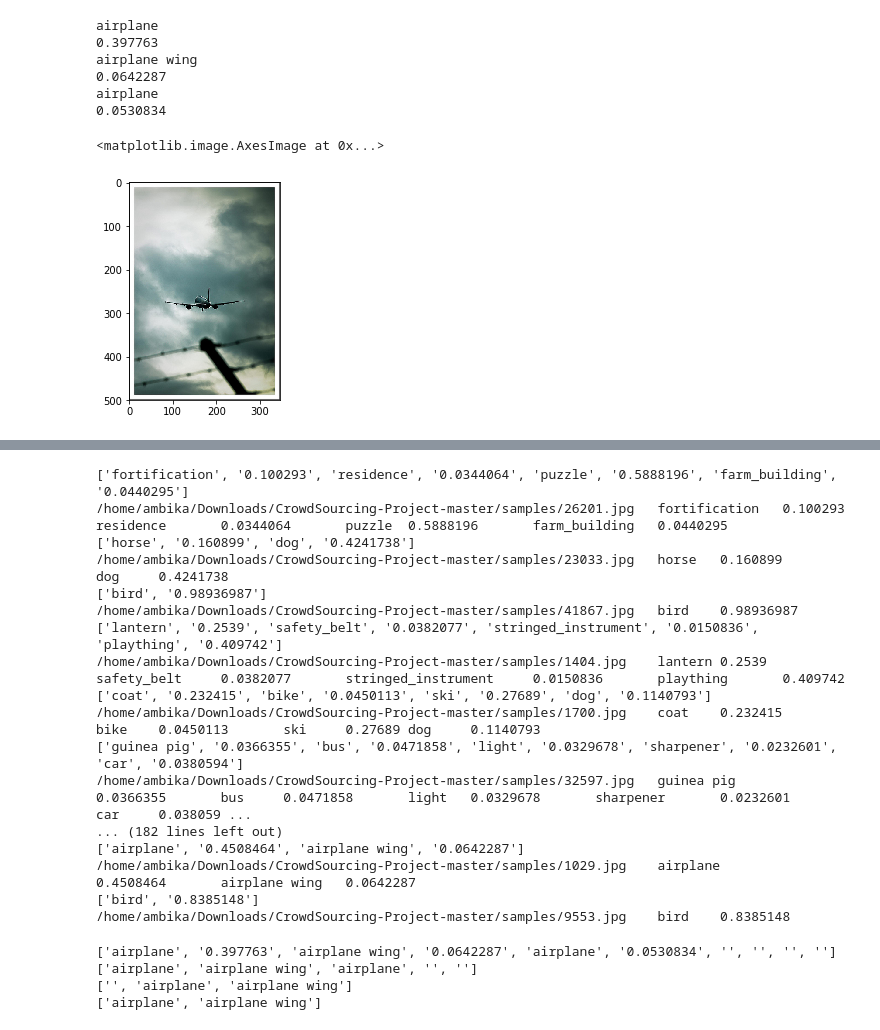
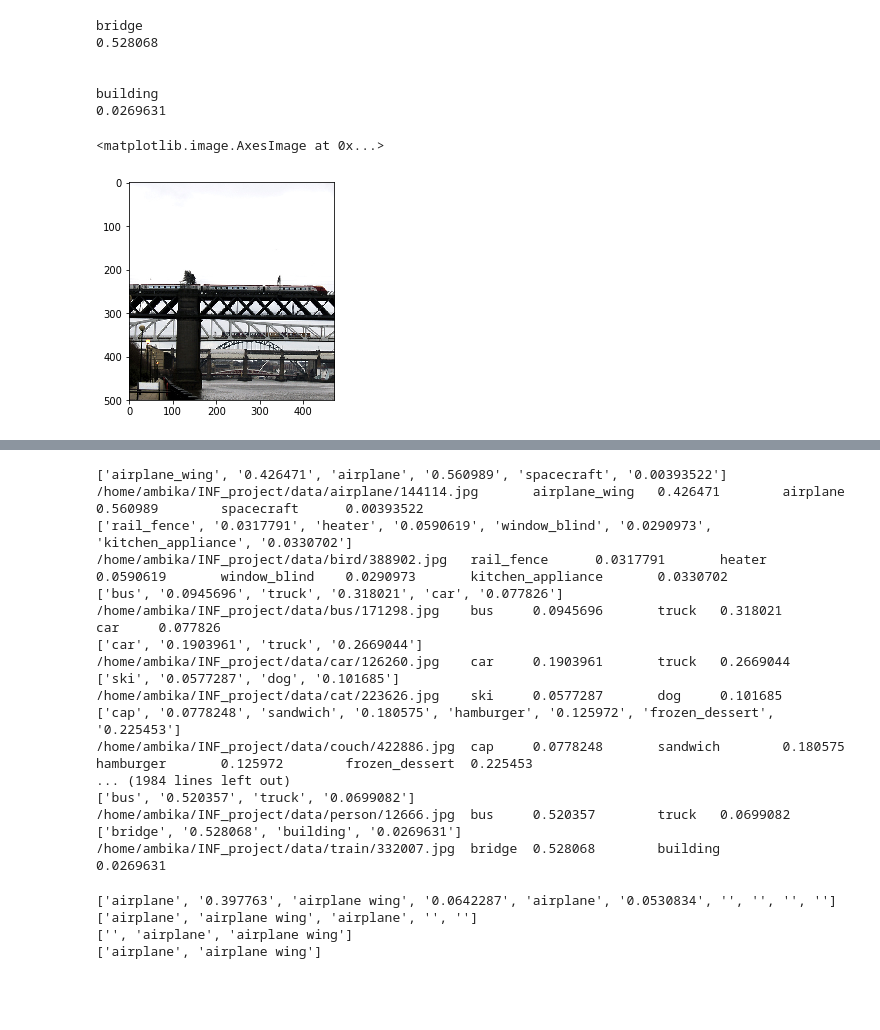
Before and after one commit to ambikaverma/CrowdSourcing-Project, a Jupyter notebook: Filter Labels.ipynb, the cells around one changed output, grey strips where cells are left out. Drawn from its saved outputs; the diff is of its cells as text; code cells hidden in the pictures; blank space fills up the shorter version.

```diff
--- a/Filter Labels.ipynb
+++ b/Filter Labels.ipynb
@@ -111,40 +141,40 @@ home/ambika/Downloads/CrowdSourcing-Project-master/samples/47916.jpg    dog
 # %%
 import csv
 import numpy as np
 import matplotlib.pyplot as plt
 import sys
 caffe_root = '/home/ambika/caffe/'  # this file should be run from {caffe_root}/examples (otherwise change this line)
 sys.path.insert(0, caffe_root + 'python')
 
 import caffe
 %matplotlib inline
 
-data_path='/home/ambika/INF_project/filtered_one_level_labels_all.txt'
+data_path='/home/ambika/INF_project/alexnet_labels_filtered.txt'
 data = np.loadtxt(data_path, str, delimiter='\t')
 
-i=97
+i=0
 image = plt.imread('/'+data[i][0])
 
 print data[i][1]
 print data[i][2]
 print data[i][3]
 print data[i][4]
 print data[i][5]
 print data[i][6]
 print data[i][7]
 print data[i][8]
 print data[i][9]
 print data[i][10]
 plt.imshow(image)
 # %% [output]
-airplane
-0.397763
-airplane wing
-0.0642287
-airplane
-0.0530834
+bridge
+0.528068
+
+
+building
+0.0269631
 <matplotlib.image.AxesImage at 0x...>
-[figure, old version]
+[figure, new version]
 # %%
 import nltk
 import csv
@@ -195,14 +225,14 @@ no
 8
 10
 # %%
-data_path='/home/ambika/INF_project/filtered_one_level_labels_all.txt'
+data_path='/home/ambika/INF_project/alexnet_labels_filtered.txt'
 data = np.loadtxt(data_path, str, delimiter='\t')
 
-filename='filtered_labels_all.txt'
+filename='alexnet_labels_final.txt'
 b = open(filename, 'wb')
 a = csv.writer(b)
 
-for i in range(0,99):
+for i in range(0,1000):
     d=list(data[i][1:])
     #print d
     t=[data[i][1],data[i][3],data[i][5],data[i][7],data[i][9]]
@@ -235,23 +265,23 @@ for i in range(0,99):
 
 b.close()
 # %% [output]
-['fortification', '0.100293', 'residence', '0.0344064', 'puzzle', '0.5888196', 'farm_building', '0.0440295']
-/home/ambika/Downloads/CrowdSourcing-Project-master/samples/26201.jpg   fortification   0.100293        residence       0.0344064       puzzle  0.5888196       farm_building   0.0440295
-['horse', '0.160899', 'dog', '0.4241738']
-/home/ambika/Downloads/CrowdSourcing-Project-master/samples/23033.jpg   horse   0.160899        dog     0.4241738
-['bird', '0.98936987']
-/home/ambika/Downloads/CrowdSourcing-Project-master/samples/41867.jpg   bird    0.98936987
-['lantern', '0.2539', 'safety_belt', '0.0382077', 'stringed_instrument', '0.0150836', 'plaything', '0.409742']
-/home/ambika/Downloads/CrowdSourcing-Project-master/samples/1404.jpg    lantern 0.2539  safety_belt     0.0382077       stringed_instrument     0.0150836       plaything       0.409742
-['coat', '0.232415', 'bike', '0.0450113', 'ski', '0.27689', 'dog', '0.1140793']
-/home/ambika/Downloads/CrowdSourcing-Project-master/samples/1700.jpg    coat    0.232415        bike    0.0450113       ski     0.27689 dog     0.1140793
-['guinea pig', '0.0366355', 'bus', '0.0471858', 'light', '0.0329678', 'sharpener', '0.0232601', 'car', '0.0380594']
-/home/ambika/Downloads/CrowdSourcing-Project-master/samples/32597.jpg   guinea pig      0.0366355       bus     0.0471858       light   0.0329678       sharpener       0.0232601       car     0.038059 ...
-... (182 lines left out)
-['airplane', '0.4508464', 'airplane wing', '0.0642287']
-/home/ambika/Downloads/CrowdSourcing-Project-master/samples/1029.jpg    airplane        0.4508464       airplane wing   0.0642287
-['bird', '0.8385148']
-/home/ambika/Downloads/CrowdSourcing-Project-master/samples/9553.jpg    bird    0.8385148
+['airplane_wing', '0.426471', 'airplane', '0.560989', 'spacecraft', '0.00393522']
+/home/ambika/INF_project/data/airplane/144114.jpg       airplane_wing   0.426471        airplane        0.560989        spacecraft      0.00393522
+['rail_fence', '0.0317791', 'heater', '0.0590619', 'window_blind', '0.0290973', 'kitchen_appliance', '0.0330702']
+/home/ambika/INF_project/data/bird/388902.jpg   rail_fence      0.0317791       heater  0.0590619       window_blind    0.0290973       kitchen_appliance       0.0330702
+['bus', '0.0945696', 'truck', '0.318021', 'car', '0.077826']
+/home/ambika/INF_project/data/bus/171298.jpg    bus     0.0945696       truck   0.318021        car     0.077826
+['car', '0.1903961', 'truck', '0.2669044']
+/home/ambika/INF_project/data/car/126260.jpg    car     0.1903961       truck   0.2669044
+['ski', '0.0577287', 'dog', '0.101685']
+/home/ambika/INF_project/data/cat/223626.jpg    ski     0.0577287       dog     0.101685
+['cap', '0.0778248', 'sandwich', '0.180575', 'hamburger', '0.125972', 'frozen_dessert', '0.225453']
+/home/ambika/INF_project/data/couch/422886.jpg  cap     0.0778248       sandwich        0.180575        hamburger       0.125972        frozen_dessert  0.225453
+... (1984 lines left out)
+['bus', '0.520357', 'truck', '0.0699082']
+/home/ambika/INF_project/data/person/12666.jpg  bus     0.520357        truck   0.0699082
+['bridge', '0.528068', 'building', '0.0269631']
+/home/ambika/INF_project/data/train/332007.jpg  bridge  0.528068        building        0.0269631
 # %%
 d=list(data[97][1:])
 print d
```
Also changed, not shown: parts of 3 cells of this notebook, 2 other files.
